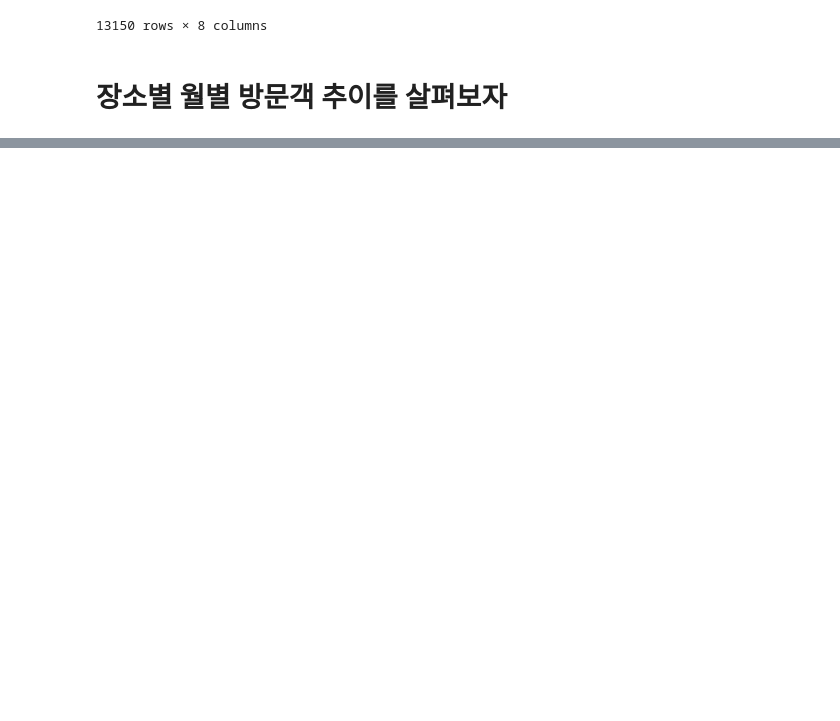
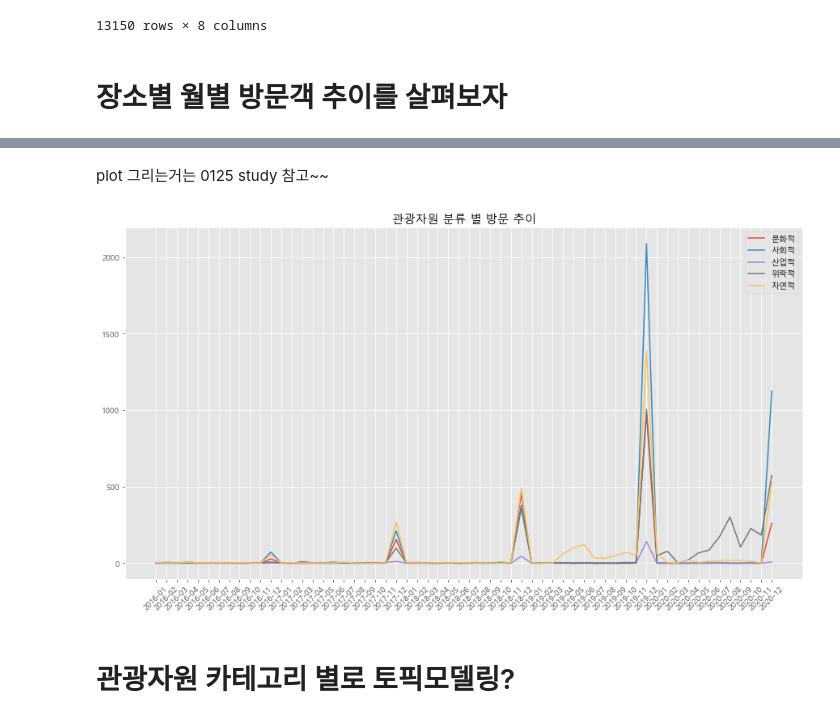
Before and after one commit to 00ddya3/dip_intern, a Jupyter notebook: sincheon/sight20.ipynb, the cells around one changed output, grey strips where cells are left out. Saved outputs shown, nothing was run; the diff lists cells and outputs as text; code cells hidden in the pictures; blank space fills up the shorter version.

```diff
--- a/sincheon/sight20.ipynb
+++ b/sincheon/sight20.ipynb
@@ -230,0 +275,31 @@ import matplotlib.pyplot as plt
+# %% [markdown]
+plot 그리는거는 0125 study 참고~~
+# %%
+import matplotlib.pyplot as plt
+
+#카테고리 별로 데이터 나누기
+L_cul = pivot1.loc['문화적'].tolist()
+L_soc = pivot1.loc['사회적'].tolist()
+L_ind = pivot1.loc['산업적'].tolist()
+L_ent = pivot1.loc['위락적'].tolist()
+L_nat = pivot1.loc['자연적'].tolist()
+
+plt.style.use('ggplot')
+plt.figure(figsize=(15, 8))
+plt.rc('font', family='Malgun Gothic')
+plt.title('관광자원 분류 별 방문 추이')
+
+plt.plot(list(pivot1.columns.strftime("%Y-%m")), L_cul, label='문화적')
+plt.plot(list(pivot1.columns.strftime("%Y-%m")), L_soc, label='사회적')
+plt.plot(list(pivot1.columns.strftime("%Y-%m")), L_ind, label='산업적')
+plt.plot(list(pivot1.columns.strftime("%Y-%m")), L_ent, label='위락적')
+plt.plot(list(pivot1.columns.strftime("%Y-%m")), L_nat, label='자연적')
+
+plt.xticks(list(pivot1.columns.strftime("%Y-%m")), rotation=45)
+
+plt.legend()
+plt.show()
+# %% [output]
+[figure, added]
+# %% [markdown]
+# 관광자원 카테고리 별로 토픽모델링?
```
Also changed, not shown: parts of 6 cells of this notebook, 6 other files.
